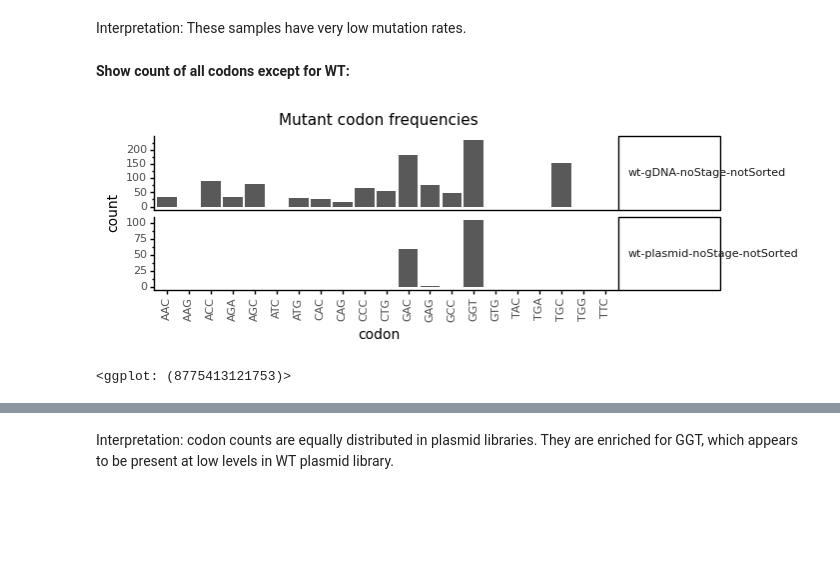
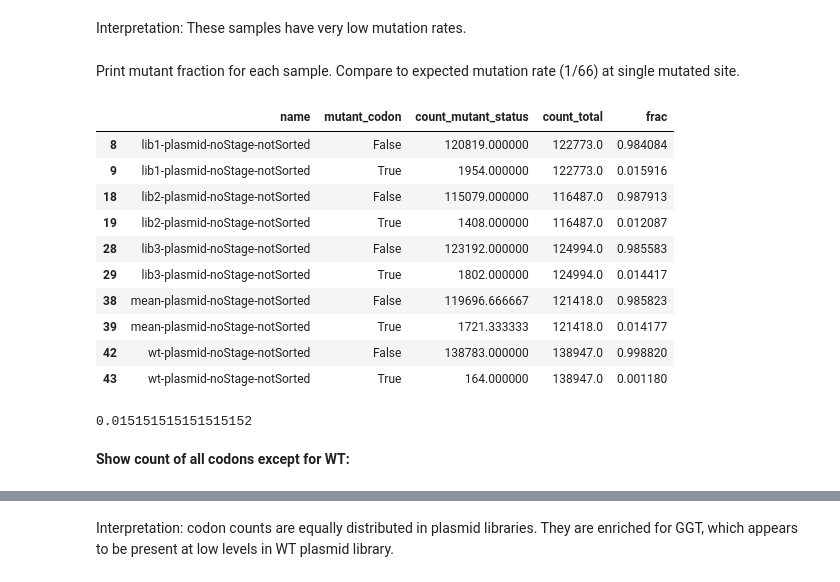
Before and after one commit to dbacsik/ns5_small_mutagenesis, a Jupyter notebook: site_734/extract_site_734_counts.py.ipynb, the cells around one changed output, grey strips where cells are left out. Saved outputs shown, nothing was run; the diff lists cells and outputs as text; code cells hidden in the pictures; blank space fills up the shorter version.

Commit message:
Calculated mutant rate and compared to expected rate at 1/66

```diff
--- a/site_734/extract_site_734_counts.py.ipynb
+++ b/site_734/extract_site_734_counts.py.ipynb
@@ -354,5 +354,37 @@ display(wt_counts)
 # %% [markdown]
 Interpretation: These samples have very low mutation rates.
+# %% [markdown]
+Print mutant fraction for each sample. Compare to expected mutation rate (1/66) at single mutated site.
+# %%
+codon_counts['mutant_codon'] = codon_counts['codon'] != codon_counts['wildtype']
+mutant_frac = codon_counts.groupby(['name', 'mutant_codon'])['count'].sum().reset_index()
+mutant_frac = mutant_frac.merge(
+    right=mutant_frac.groupby(['name'])['count'].sum().reset_index(),
+    on='name',
+    suffixes=['_mutant_status', '_total'],
+    how='left',
+    validate='many_to_one')
+mutant_frac['frac'] = (
+    mutant_frac['count_mutant_status'] /
+    mutant_frac['count_total']
+)
+display(mutant_frac.query('name.str.contains("plasmid")', engine='python'))
+# %% [output]
+|  | name | mutant_codon | count_mutant_status | count_total | frac |
+| 8 | lib1-plasmid-noStage-notSorted | False | 120819.000000 | 122773.0 | 0.984084 |
+| 9 | lib1-plasmid-noStage-notSorted | True | 1954.000000 | 122773.0 | 0.015916 |
+| 18 | lib2-plasmid-noStage-notSorted | False | 115079.000000 | 116487.0 | 0.987913 |
+| 19 | lib2-plasmid-noStage-notSorted | True | 1408.000000 | 116487.0 | 0.012087 |
+| 28 | lib3-plasmid-noStage-notSorted | False | 123192.000000 | 124994.0 | 0.985583 |
+| 29 | lib3-plasmid-noStage-notSorted | True | 1802.000000 | 124994.0 | 0.014417 |
+| 38 | mean-plasmid-noStage-notSorted | False | 119696.666667 | 121418.0 | 0.985823 |
+| 39 | mean-plasmid-noStage-notSorted | True | 1721.333333 | 121418.0 | 0.014177 |
+| 42 | wt-plasmid-noStage-notSorted | False | 138783.000000 | 138947.0 | 0.998820 |
+| 43 | wt-plasmid-noStage-notSorted | True | 164.000000 | 138947.0 | 0.001180 |
+# %%
+1/66
+# %% [output]
+0.015151515151515152
 # %% [markdown]
 **Show count of all codons except for WT:**
 # %%
@@ -377,9 +409,6 @@ codon_counts_noWT_plot = (
    )
 
 display(codon_counts_noWT_plot)
-# %% [output]
-[figure, removed]
-<ggplot: (8775413121753)>
 # %%
 codon_counts_noWT_plot = (
     p9.ggplot(codon_counts
```
Also changed, not shown: parts of 6 cells of this notebook.
